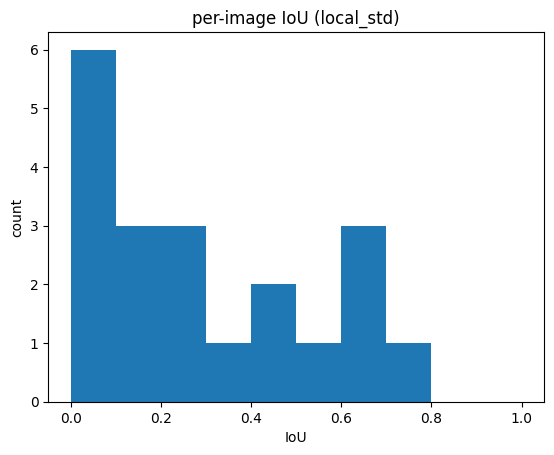
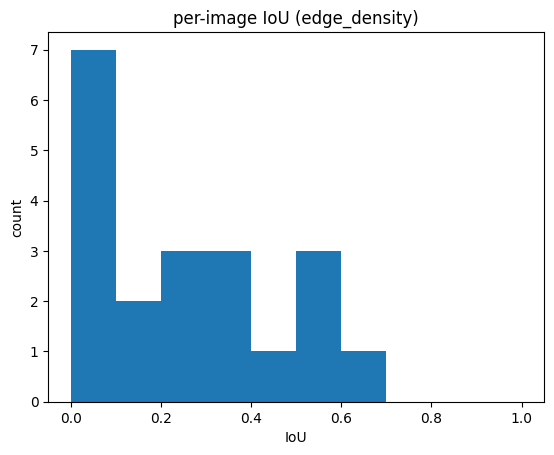
The change to this notebook cell's code, shown as a diff; its figure went from the first image to the second:
--- before
+++ after
@@ -2,4 +2,5 @@
 signal = "local_std" if better is ls else "edge_density"
 plt.hist(better["ious"], bins=10, range=(0, 1))
-plt.xlabel("IoU"); plt.ylabel("count")
-plt.title(f"per-image IoU ({signal})");
+plt.xlabel("IoU")
+plt.ylabel("count")
+plt.title(f"per-image IoU ({signal})")

Commit: docs: add signal-selection comparison to validation notebook